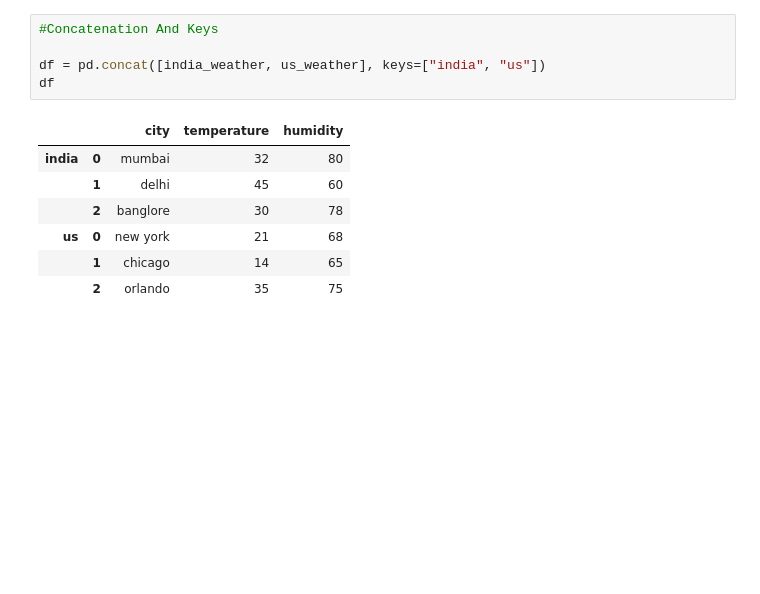
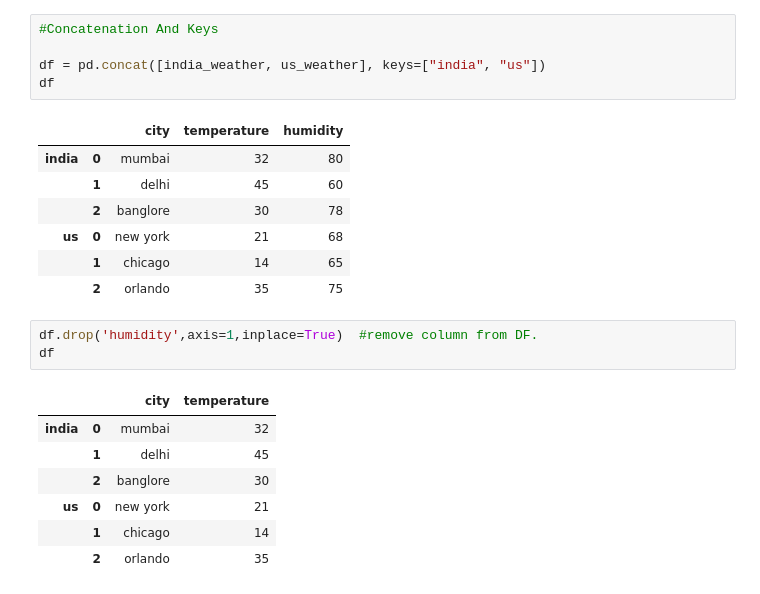
Before and after one commit to singammanasvi9440/Data_Analysis, a Jupyter notebook: Pandas.ipynb, the cells around one changed output. Saved outputs shown, nothing was run; the diff lists cells and outputs as text; blank space fills up the shorter version.

```diff
--- a/Pandas.ipynb
+++ b/Pandas.ipynb
@@ -511,3 +511,14 @@ df
 | us | 0 | new york | 21 | 68 |
 |  | 1 | chicago | 14 | 65 |
 |  | 2 | orlando | 35 | 75 |
+# %%
+df.drop('humidity',axis=1,inplace=True)  #remove column from DF.
+df
+# %% [output]
+|  |  | city | temperature |
+| india | 0 | mumbai | 32 |
+|  | 1 | delhi | 45 |
+|  | 2 | banglore | 30 |
+| us | 0 | new york | 21 |
+|  | 1 | chicago | 14 |
+|  | 2 | orlando | 35 |
```
Also changed, not shown: parts of 2 cells of this notebook.
